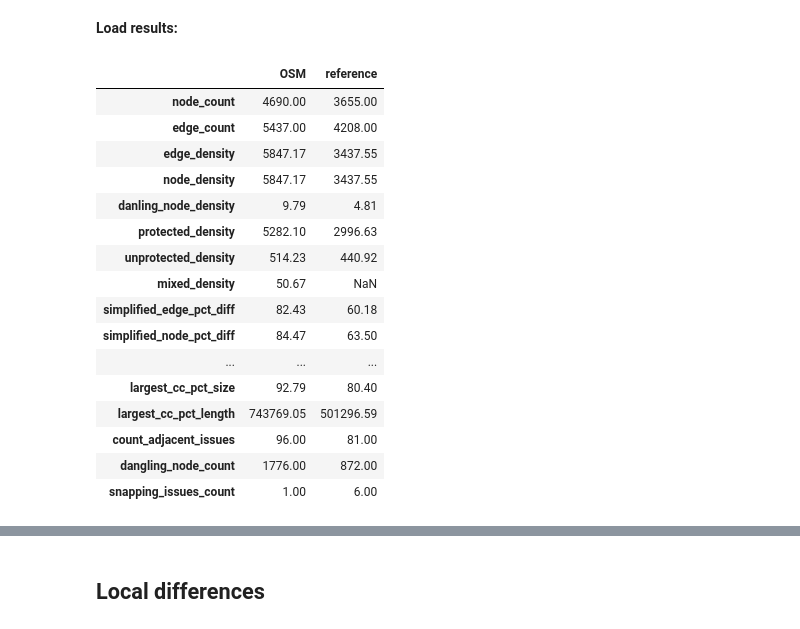
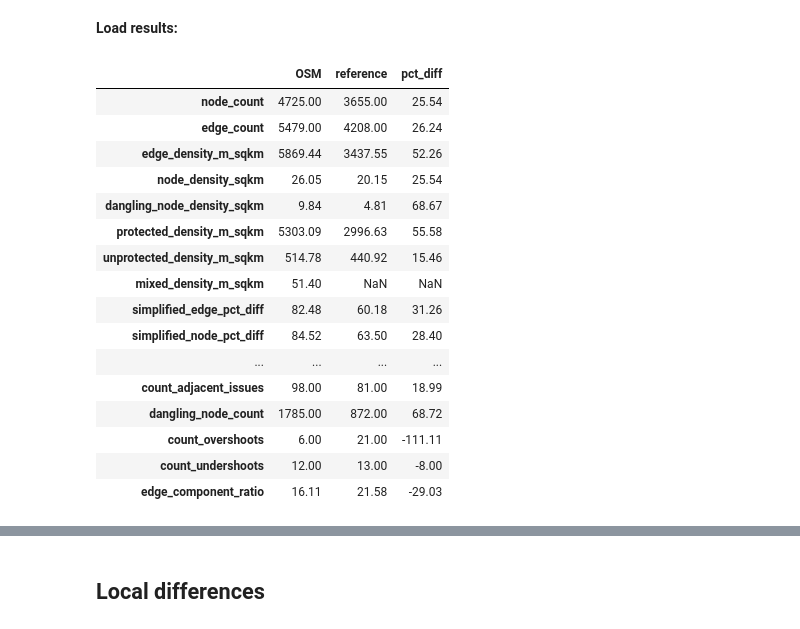
Before and after one commit to anerv/cycling_data_quality, a Jupyter notebook: scripts/summary_extrinsic_analysis.ipynb, the cells around one changed output, grey strips where cells are left out. Drawn from its saved outputs; the diff is of its cells as text; code cells hidden in the pictures.

```diff
--- a/scripts/summary_extrinsic_analysis.ipynb
+++ b/scripts/summary_extrinsic_analysis.ipynb
@@ -96,20 +68,0 @@ combined_results = combined_results.round(2)
-# %%
-combined_results
-# %% [output]
-|  | OSM | reference |
-| node_count | 4690.00 | 3655.00 |
-| edge_count | 5437.00 | 4208.00 |
-| edge_density | 5847.17 | 3437.55 |
-| node_density | 5847.17 | 3437.55 |
-| danling_node_density | 9.79 | 4.81 |
-| protected_density | 5282.10 | 2996.63 |
-| unprotected_density | 514.23 | 440.92 |
-| mixed_density | 50.67 | NaN |
-| simplified_edge_pct_diff | 82.43 | 60.18 |
-| simplified_node_pct_diff | 84.47 | 63.50 |
-| ... | ... | ... |
-| largest_cc_pct_size | 92.79 | 80.40 |
-| largest_cc_pct_length | 743769.05 | 501296.59 |
-| count_adjacent_issues | 96.00 | 81.00 |
-| dangling_node_count | 1776.00 | 872.00 |
-| snapping_issues_count | 1.00 | 6.00 |
@@ -123,0 +69,57 @@ combined_results
+# %%
+osm_df = pd.DataFrame.from_dict(all_results['osm_results'], orient='index')
+ref_df = pd.DataFrame.from_dict(all_results['ref_results'], orient='index')
+
+osm_df.rename(columns={0:'OSM'},inplace=True)
+ref_df.rename(columns={0:'reference'}, inplace=True)
+
+combined_results = pd.concat([osm_df, ref_df], axis=1)
+
+combined_results = combined_results.round(2)
+
+combined_results['pct_diff'] = combined_results.apply( lambda x: ef.find_pct_diff(x, 'OSM', 'reference'), axis=1)
+
+select_coverage_results = ['node_count', 'edge_count', 'edge_density_m_sqkm', 'node_density_sqkm',
+       'protected_density_m_sqkm','unprotected_density_m_sqkm', 'mixed_density_m_sqkm']
+
+coverage_results = combined_results.loc[select_coverage_results]
+
+coverage_results.index.name = 'Quality Metrics'
+
+select_topology_results = ['dangling_node_count','dangling_node_density_sqkm',
+       'simplified_edge_pct_diff', 'simplified_node_pct_diff', 'edges_pr_km',
+       'nodes_pr_km', 'alpha', 'beta', 'gamma', 'component_count',
+       'largest_cc_pct_size', 'largest_cc_length_km', 'count_adjacent_issues',
+        'count_overshoots', 'count_undershoots',
+       'edge_component_ratio']
+
+topology_results = combined_results.loc[select_topology_results]
+
+topology_results['OSM_normalised'] = topology_results.OSM / (osm_simplified_edges.length.sum()/1000)
+
+topology_results['reference_normalised'] = topology_results.reference / (ref_simplified_edges.length.sum()/1000)
+
+topology_results['normalised_values_pct_diff'] = topology_results.apply( lambda x: ef.find_pct_diff(x, 'OSM_normalised','reference_normalised'), axis=1)
+
+# Some values cannot meaningfully be normalised per network length
+topology_results.loc[['largest_cc_pct_size','alpha', 'beta','gamma'],['OSM_normalised','reference_normalised']] = None
+
+topology_results.index.name = 'Quality Metrics'
+# %% [output]
+|  | OSM | reference | pct_diff |
+| node_count | 4725.00 | 3655.00 | 25.54 |
+| edge_count | 5479.00 | 4208.00 | 26.24 |
+| edge_density_m_sqkm | 5869.44 | 3437.55 | 52.26 |
+| node_density_sqkm | 26.05 | 20.15 | 25.54 |
+| dangling_node_density_sqkm | 9.84 | 4.81 | 68.67 |
+| protected_density_m_sqkm | 5303.09 | 2996.63 | 55.58 |
+| unprotected_density_m_sqkm | 514.78 | 440.92 | 15.46 |
+| mixed_density_m_sqkm | 51.40 | NaN | NaN |
+| simplified_edge_pct_diff | 82.48 | 60.18 | 31.26 |
+| simplified_node_pct_diff | 84.52 | 63.50 | 28.40 |
+| ... | ... | ... | ... |
+| count_adjacent_issues | 98.00 | 81.00 | 18.99 |
+| dangling_node_count | 1785.00 | 872.00 | 68.72 |
+| count_overshoots | 6.00 | 21.00 | -111.11 |
+| count_undershoots | 12.00 | 13.00 | -8.00 |
+| edge_component_ratio | 16.11 | 21.58 | -29.03 |
```
Also changed, not shown: parts of 7 cells of this notebook, 3 other files.
